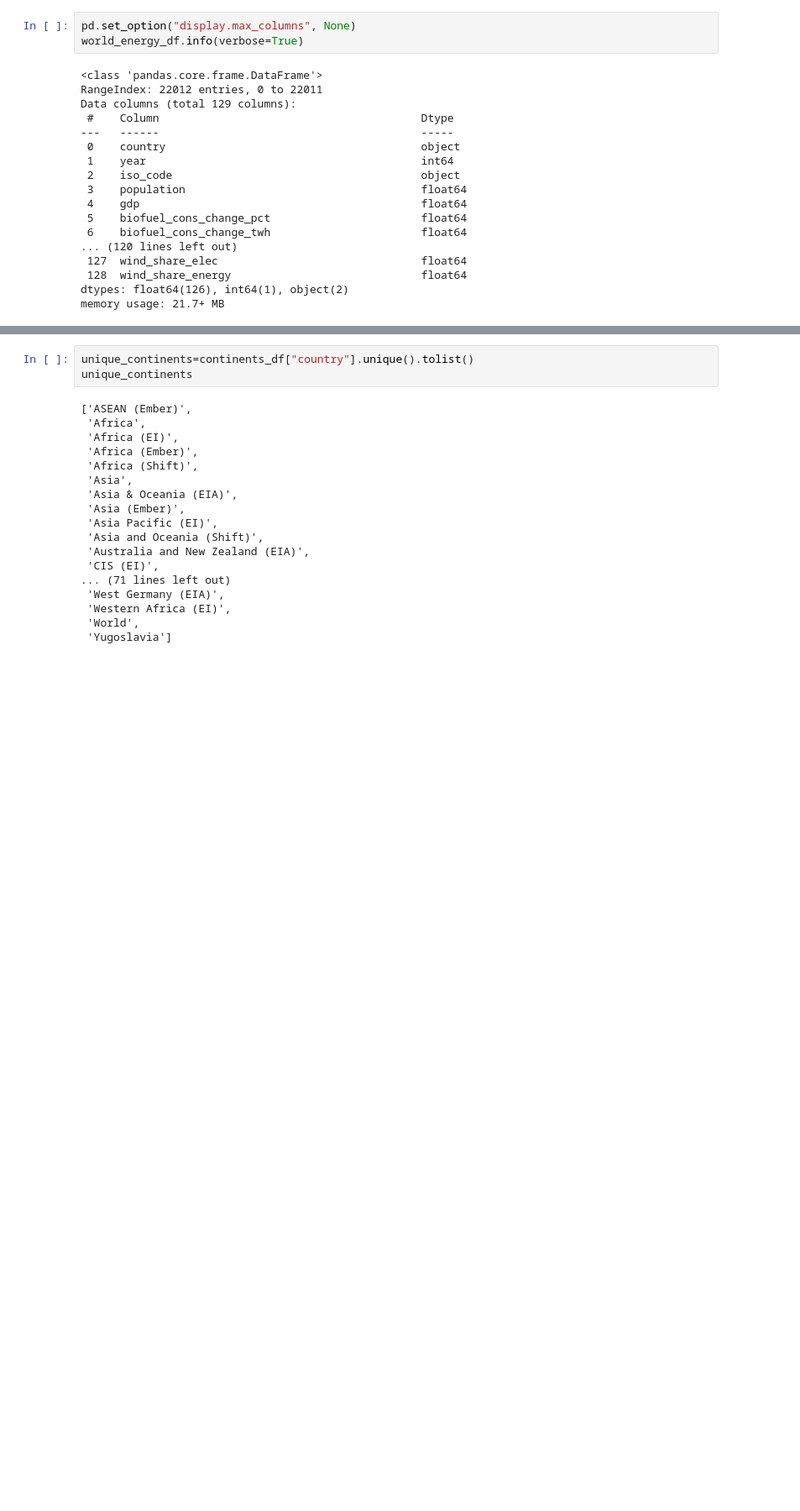
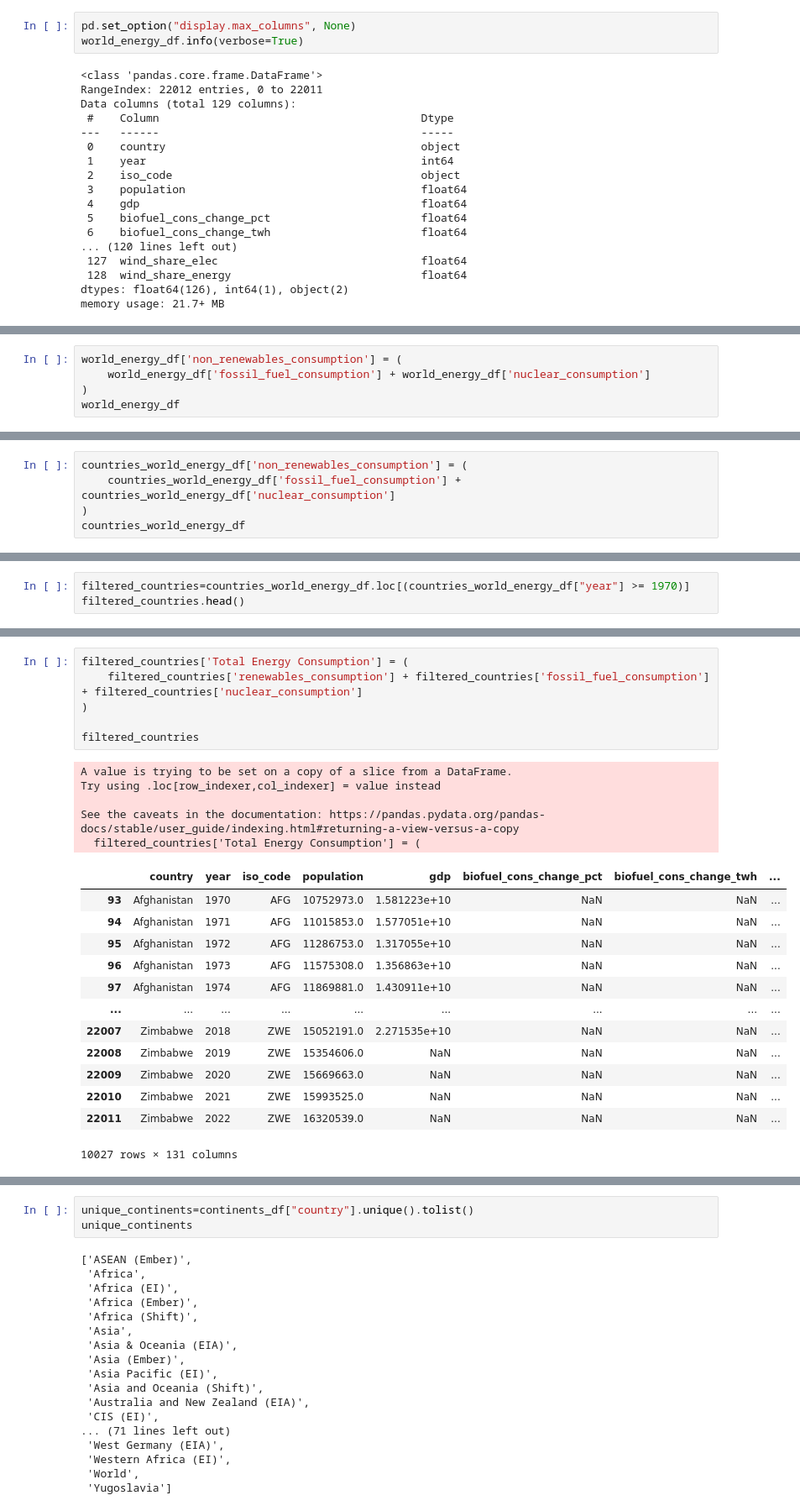
Before and after one commit to skythelimitdt/data_analytics_proj1, a Jupyter notebook: world_energy_consumption.ipynb, the cells around one changed output, grey strips where cells are left out. Shown at 84% size. Drawn from its saved outputs; the diff is of its cells as text; blank space fills up the shorter version.

```diff
--- a/world_energy_consumption.ipynb
+++ b/world_energy_consumption.ipynb
@@ -82,3 +87,8 @@ combined_conditions
 | 22010 | Zimbabwe | 2021 | ZWE | 15993525.0 | NaN | NaN | NaN | ... |
 | 22011 | Zimbabwe | 2022 | ZWE | 16320539.0 | NaN | NaN | NaN | ... |
 21945 rows × 129 columns
+# %%
+world_energy_df['non_renewables_consumption'] = (
+    world_energy_df['fossil_fuel_consumption'] + world_energy_df['nuclear_consumption']
+)
+world_energy_df
@@ -118,0 +143,5 @@ countries_world_energy_df
+# %%
+countries_world_energy_df['non_renewables_consumption'] = (
+    countries_world_energy_df['fossil_fuel_consumption'] + countries_world_energy_df['nuclear_consumption']
+)
+countries_world_energy_df
@@ -118,0 +167,3 @@ countries_world_energy_df
+# %%
+filtered_countries=countries_world_energy_df.loc[(countries_world_energy_df["year"] >= 1970)]
+filtered_countries.head()
@@ -118,0 +177,25 @@ countries_world_energy_df
+# %%
+filtered_countries['Total Energy Consumption'] = (
+    filtered_countries['renewables_consumption'] + filtered_countries['fossil_fuel_consumption'] + filtered_countries['nuclear_consumption']
+)
+
+filtered_countries
+# %% [output]
+A value is trying to be set on a copy of a slice from a DataFrame.
+Try using .loc[row_indexer,col_indexer] = value instead
+
+See the caveats in the documentation: https://pandas.pydata.org/pandas-docs/stable/user_guide/indexing.html#returning-a-view-versus-a-copy
+  filtered_countries['Total Energy Consumption'] = (
+|  | country | year | iso_code | population | gdp | biofuel_cons_change_pct | biofuel_cons_change_twh | ... |
+| 93 | Afghanistan | 1970 | AFG | 10752973.0 | 1.581223e+10 | NaN | NaN | ... |
+| 94 | Afghanistan | 1971 | AFG | 11015853.0 | 1.577051e+10 | NaN | NaN | ... |
+| 95 | Afghanistan | 1972 | AFG | 11286753.0 | 1.317055e+10 | NaN | NaN | ... |
+| 96 | Afghanistan | 1973 | AFG | 11575308.0 | 1.356863e+10 | NaN | NaN | ... |
+| 97 | Afghanistan | 1974 | AFG | 11869881.0 | 1.430911e+10 | NaN | NaN | ... |
+| ... | ... | ... | ... | ... | ... | ... | ... | ... |
+| 22007 | Zimbabwe | 2018 | ZWE | 15052191.0 | 2.271535e+10 | NaN | NaN | ... |
+| 22008 | Zimbabwe | 2019 | ZWE | 15354606.0 | NaN | NaN | NaN | ... |
+| 22009 | Zimbabwe | 2020 | ZWE | 15669663.0 | NaN | NaN | NaN | ... |
+| 22010 | Zimbabwe | 2021 | ZWE | 15993525.0 | NaN | NaN | NaN | ... |
+| 22011 | Zimbabwe | 2022 | ZWE | 16320539.0 | NaN | NaN | NaN | ... |
+10027 rows × 131 columns
```
Also changed, not shown: parts of 22 cells of this notebook.
